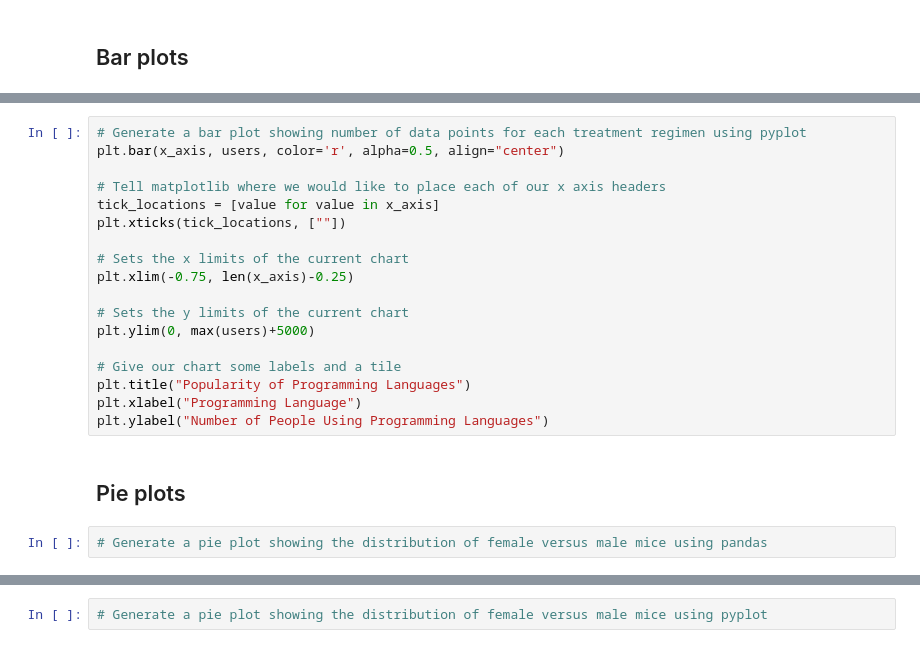
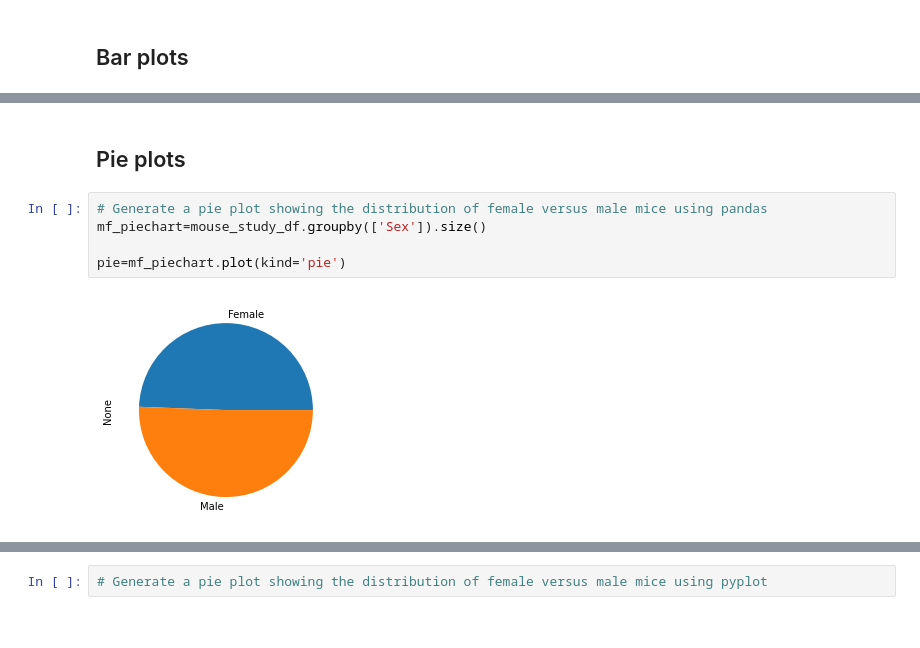
Before and after one commit to jamesa820/matplotlib_challenge, a Jupyter notebook: Homework/Instructions/Pymaceuticals/pymaceuticals_HW.ipynb, the cells around one changed output, grey strips where cells are left out. Saved outputs shown, nothing was run; the diff lists cells and outputs as text.

Commit message:
made some changes worked on piechart

```diff
--- a/Homework/Instructions/Pymaceuticals/pymaceuticals_HW.ipynb
+++ b/Homework/Instructions/Pymaceuticals/pymaceuticals_HW.ipynb
@@ -179,22 +163,9 @@ data_points
-# %%
-# Generate a bar plot showing number of data points for each treatment regimen using pyplot
-plt.bar(x_axis, users, color='r', alpha=0.5, align="center")
-
-# Tell matplotlib where we would like to place each of our x axis headers
-tick_locations = [value for value in x_axis]
-plt.xticks(tick_locations, [""])
-
-# Sets the x limits of the current chart
-plt.xlim(-0.75, len(x_axis)-0.25)
-
-# Sets the y limits of the current chart
-plt.ylim(0, max(users)+5000)
-
-# Give our chart some labels and a tile
-plt.title("Popularity of Programming Languages")
-plt.xlabel("Programming Language")
-plt.ylabel("Number of People Using Programming Languages")
 # %% [markdown]
 ## Pie plots
 # %%
 # Generate a pie plot showing the distribution of female versus male mice using pandas
+mf_piechart=mouse_study_df.groupby(['Sex']).size()
+
+pie=mf_piechart.plot(kind='pie')
+# %% [output]
+[figure, added]
```
Also changed, not shown: parts of 7 cells of this notebook.
